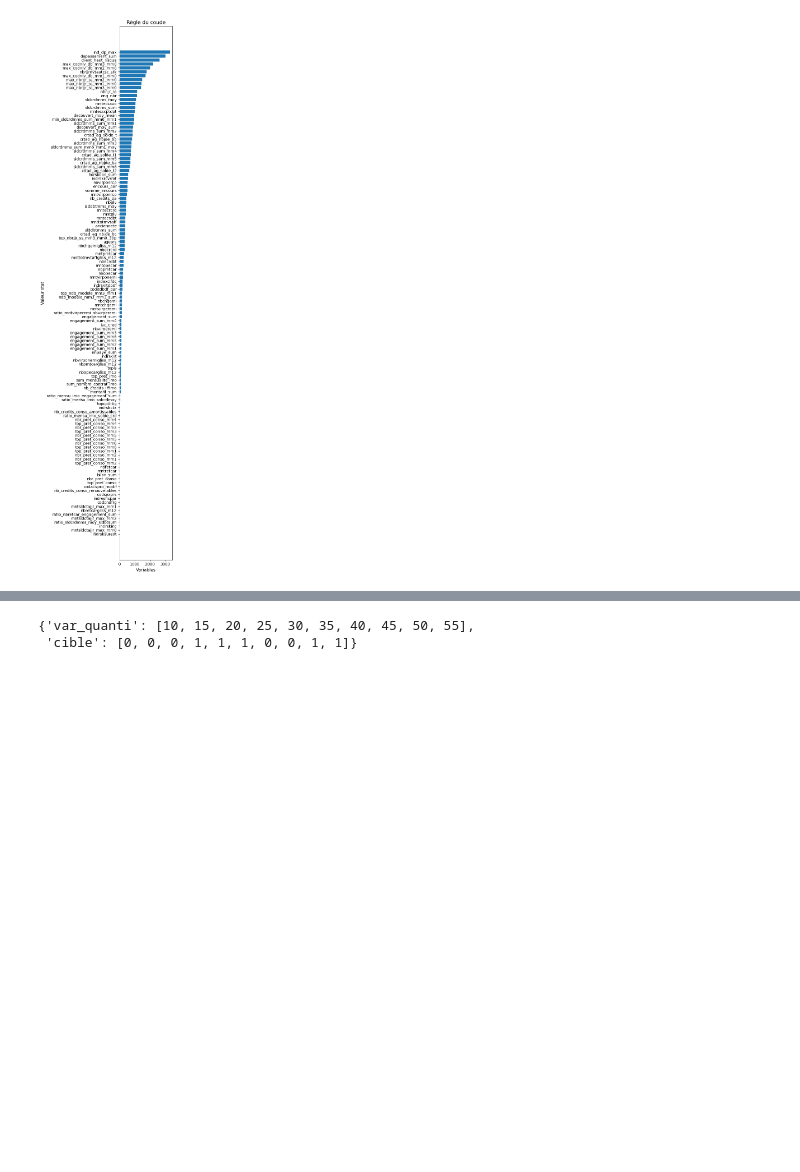
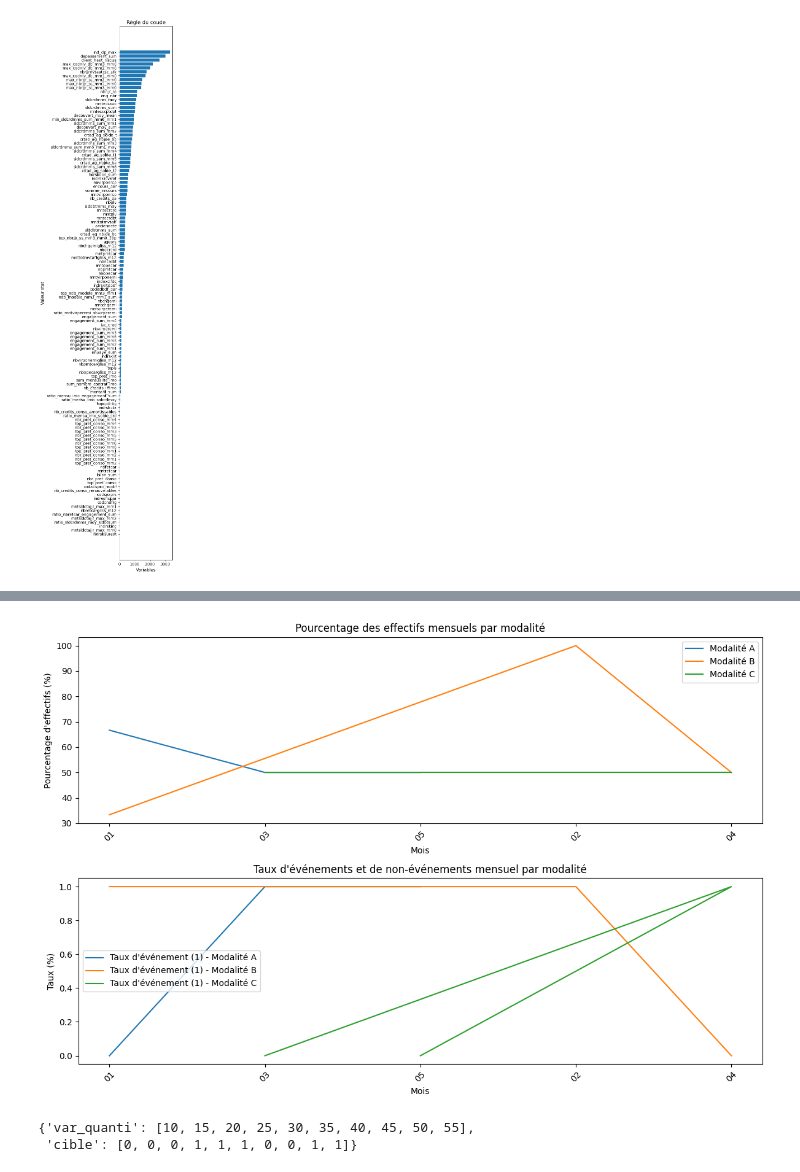
Before and after one commit to DaveMTK20002/PROJET-SCORING-Ikram-Davick, a Jupyter notebook: avancement.ipynb, the cells around one changed output, grey strips where cells are left out. Saved outputs shown, nothing was run; the diff lists cells and outputs as text; code cells hidden in the pictures; blank space fills up the shorter version.

```diff
--- a/avancement.ipynb
+++ b/avancement.ipynb
@@ -537,3 +669,17 @@ def verifier_contraintes(df, var_discret, cible, min_pop=0.05, min_diff_cible=0.
+# %%
+# Exemple d'utilisation de la fonction
+dataA = {
+    'col': ['A', 'B', 'A', 'B', 'C', 'A', 'C', 'B', 'A', 'C'],
+    'cible': [0, 1, 0, 1, 0, 1, 1, 0, 1, 0],
+    'month': ['01', '01', '01', '02', '03', '03', '04', '04', '05', '05']
+}
+
+df = pd.DataFrame(dataA)
+
+# Appliquer la fonction pour analyser la stabilité des modalités
+analyze_stability_by_month(df, 'col', 'cible')
+# %% [output]
+[figure, added]
 # %%
 ##Variables pre-finales
 # %%
```
Also changed, not shown: parts of 19 cells of this notebook, 1 other file.
